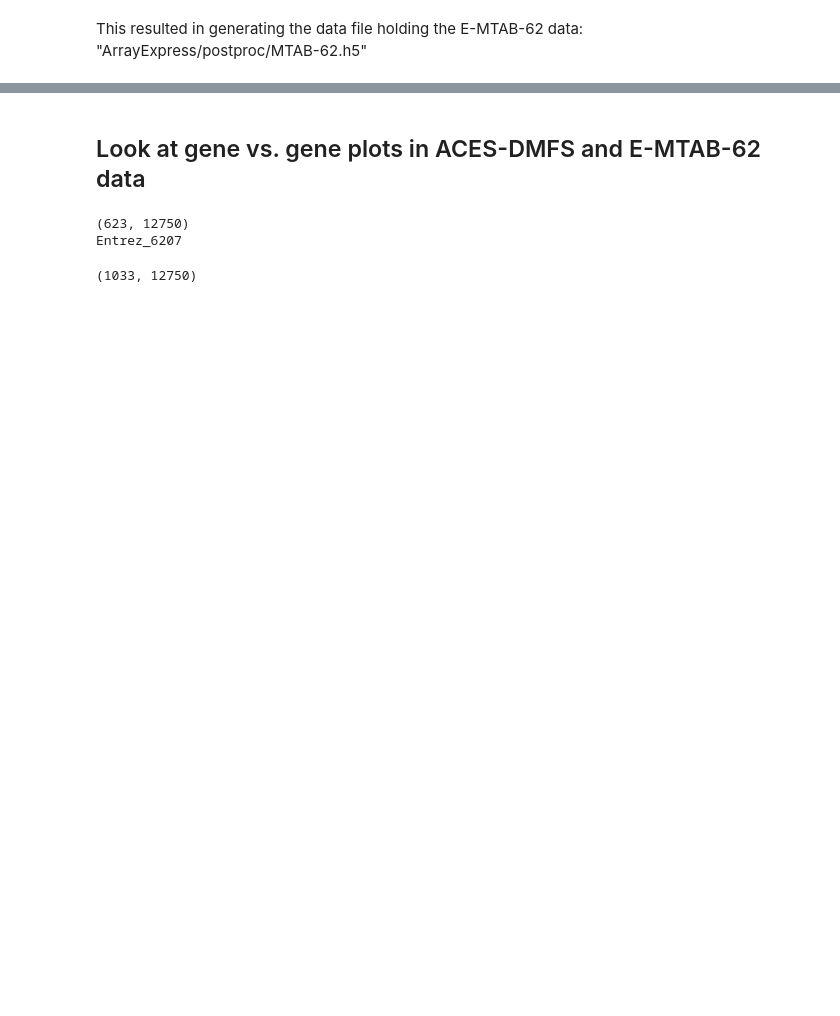
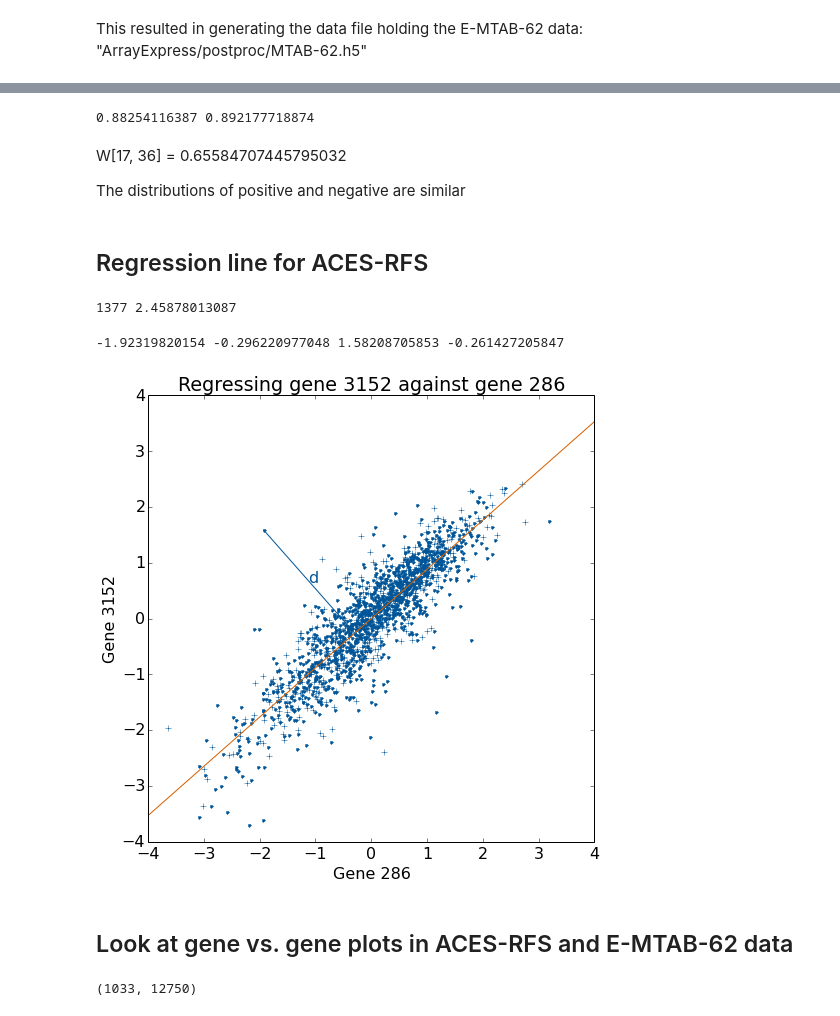
Before and after one commit to chagaz/SamSpecCoEN, a Jupyter notebook: Gene Expression Reference Data.ipynb, the cells around one changed output, grey strips where cells are left out. Saved outputs shown, nothing was run; the diff lists cells and outputs as text; code cells hidden in the pictures; blank space fills up the shorter version.

```diff
--- a/Gene Expression Reference Data.ipynb
+++ b/Gene Expression Reference Data.ipynb
@@ -124,0 +187,5 @@ This resulted in generating the data file holding the E-MTAB-62 data: "ArrayExpr
+# %%
+# Positivie and negative entries
+i_pos = np.where(y)[0]
+i_neg = np.where(y != True)[0]
+print len(i_pos), len(i_neg)
@@ -124,0 +194,6 @@ This resulted in generating the data file holding the E-MTAB-62 data: "ArrayExpr
+# %%
+# Normalize the data
+x_mean = np.mean(X, axis=0)
+x_stdv = np.std(X, axis=0, ddof=1)
+Xnorm = X - x_mean
+Xnorm /= x_stdv
@@ -125,15 +213,62 @@ This resulted in generating the data file holding the E-MTAB-62 data: "ArrayExpr
+# %%
+print W[286, 3152], Wpos[286, 3152]
+# %% [output]
+0.88254116387 0.892177718874
+# %% [markdown]
+W[17, 36] = 0.65584707445795032
+
+The distributions of positive and negative are similar
+# %% [markdown]
+## Regression line for ACES-RFS
+# %%
+gene_a = 286
+gene_b = 3152
+n, p = X.shape
+reg_w = np.linalg.lstsq(np.array([ Xnorm[:, gene_a], np.ones(n) ]).T, Xnorm[:, gene_b])[0]
+[w0, w1] = reg_w
+# %%
+dmax = 0
+imax = -1
+for ix in range(n):
+    x0 = Xnorm[ix, gene_a]
+    y0 = Xnorm[ix, gene_b]
+    distance = np.abs(w0*x0 - y0 + w1) / np.sqrt(w0**2+1)
+    #print ix, distance
+    if distance > dmax:
+        dmax = distance
+        imax = ix
+print imax, dmax
+# %% [output]
+1377 2.45878013087
+# %%
+rcParams.update({'font.size': 16})
+figure(figsize=(8, 8))
+plot(Xnorm[i_pos, gene_a], Xnorm[i_pos, gene_b], marker="+", ls='', color=blue_color)
+plot(Xnorm[i_neg, gene_a], Xnorm[i_neg, gene_b], marker=".", ls='', color=blue_color)
+plot(np.arange(-4, 4.1, 0.1),  w0*np.arange(-4, 4.1, 0.1) + w1, ls='-', color=orange_color)
+xlim(-4, 4)
+ylim(-4, 4)
+xlabel('Gene %s' % gene_a)
+ylabel('Gene %s' % gene_b)
+title('Regressing gene %s against gene %s' % (gene_b, gene_a))
+
+# single out one point
+sample_idx = 1377
+x0 = Xnorm[sample_idx, gene_a]
+y0 = Xnorm[sample_idx, gene_b]
+#plot(x0, y0, marker="*", ls='', color=blue_color)
+a = (w0 * (y0 - w1) + x0)/(1 + w0**2)
+b = (w1 + w0 * (x0 + w0 * y0))/(1 + w0**2)
+plot([x0, a], [y0, b], ls='-', color=blue_color)
+print x0, a, y0, b
+text(0.5*(x0+a), 0.5*(y0+b), 'd', color=blue_color)
+
+savefig('regline_example.pdf', bbox='tight_layout')
+# %% [output]
+-1.92319820154 -0.296220977048 1.58208705853 -0.261427205847
+[figure, added]
 # %% [markdown]
-## Look at gene vs. gene plots in ACES-DMFS and E-MTAB-62 data
+## Look at gene vs. gene plots in ACES-RFS and E-MTAB-62 data
-# %%
-# Get ACES data
-f = h5py.File("ACES/experiments/data/U133A_combat.h5")
-X = f['U133A_combat_DMFS']['ExpressionData']
-print X.shape
-aces_gene_names =  f['U133A_combat_DMFS']['GeneLabels']
-print aces_gene_names[20]
-# %% [output]
-(623, 12750)
-Entrez_6207
 # %%
 # Get reference data
 f = h5py.File("ArrayExpress/postproc/MTAB-62.h5")
```
Also changed, not shown: parts of 50 cells of this notebook, 1 other file.
